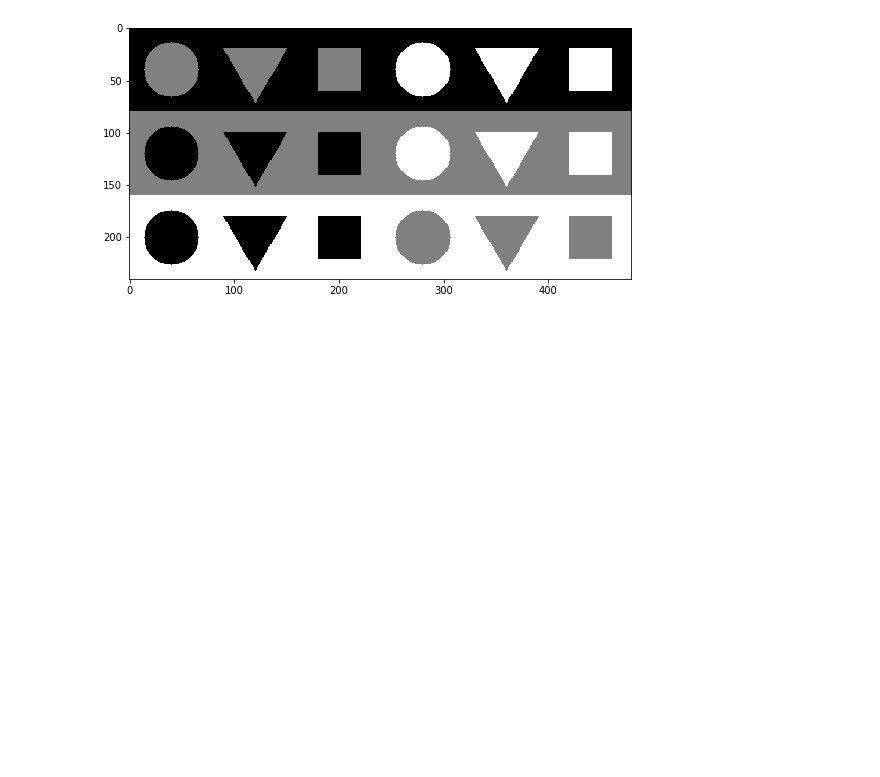
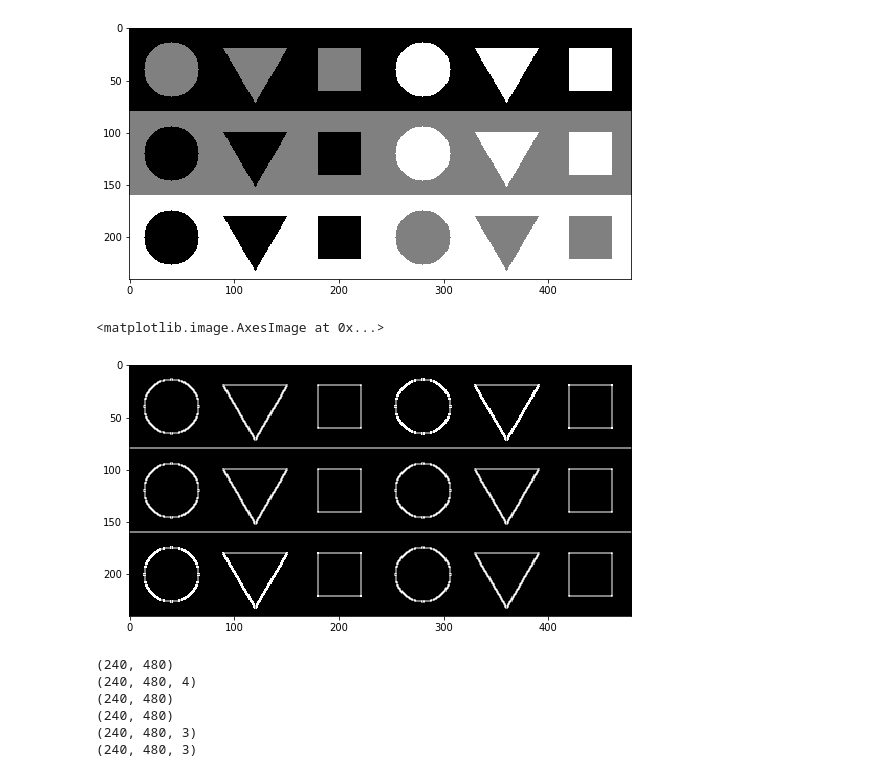
Before and after one commit to lebionick/image_processing, a Jupyter notebook: maslovich_n_r/Контрольная работа.ipynb, the cells around one changed output. Drawn from its saved outputs; the diff is of its cells as text; code cells hidden in the pictures; blank space fills up the shorter version.

```diff
--- a/maslovich_n_r/Контрольная работа.ipynb
+++ b/maslovich_n_r/Контрольная работа.ipynb
@@ -64,3 +53,29 @@ plt.imshow(res, cmap='gray')
 # %% [output]
 <matplotlib.image.AxesImage at 0x...>
 [figure]
+# %%
+filter_1 = np.array([[-1,0,1],[-1,0,1],[-1,0,1]])
+filter_2 = np.array([[-1,0,1],[-3,0,3],[-1,0,1]])
+# %%
+def apply_filter(img, kernel):
+    grad1 = cv2.filter2D(img, -1, kernel)
+    grad2 = cv2.filter2D(img, -1, kernel * -1)
+    grad3 = cv2.filter2D(img, -1, kernel.T)
+    grad4 = cv2.filter2D(img, -1, (kernel * -1).T)
+    res = np.zeros((*img.shape, 4))
+    res[:,:,0] = grad1
+    res[:,:,1] = grad2
+    res[:,:,2] = grad3
+    res[:,:,3] = grad4
+    return res, grad1, grad4
+# %%
+def grad_module(grad):
+    return np.apply_along_axis(lambda x: np.linalg.norm(x, ord=1), -1, grad)
+# %%
+gradients_merged, gradient_1, gradient_2 = apply_filter(res, filter_2)
+module = grad_module(gradients_merged)
+# %%
+plt.imshow(module, cmap='gray')
+# %% [output]
+<matplotlib.image.AxesImage at 0x...>
+[figure, added]
@@ -66,0 +88,14 @@ plt.imshow(res, cmap='gray')
+# %%
+print(module.shape)
+print(gradients_merged.shape)
+print(gradient_1.shape)
+print(gradient_2.shape)
+print(hsv_gradients.shape)
+print(rgb_gradients.shape)
+# %% [output]
+(240, 480)
+(240, 480, 4)
+(240, 480)
+(240, 480)
+(240, 480, 3)
+(240, 480, 3)
```
Also changed, not shown: parts of 3 cells of this notebook.
